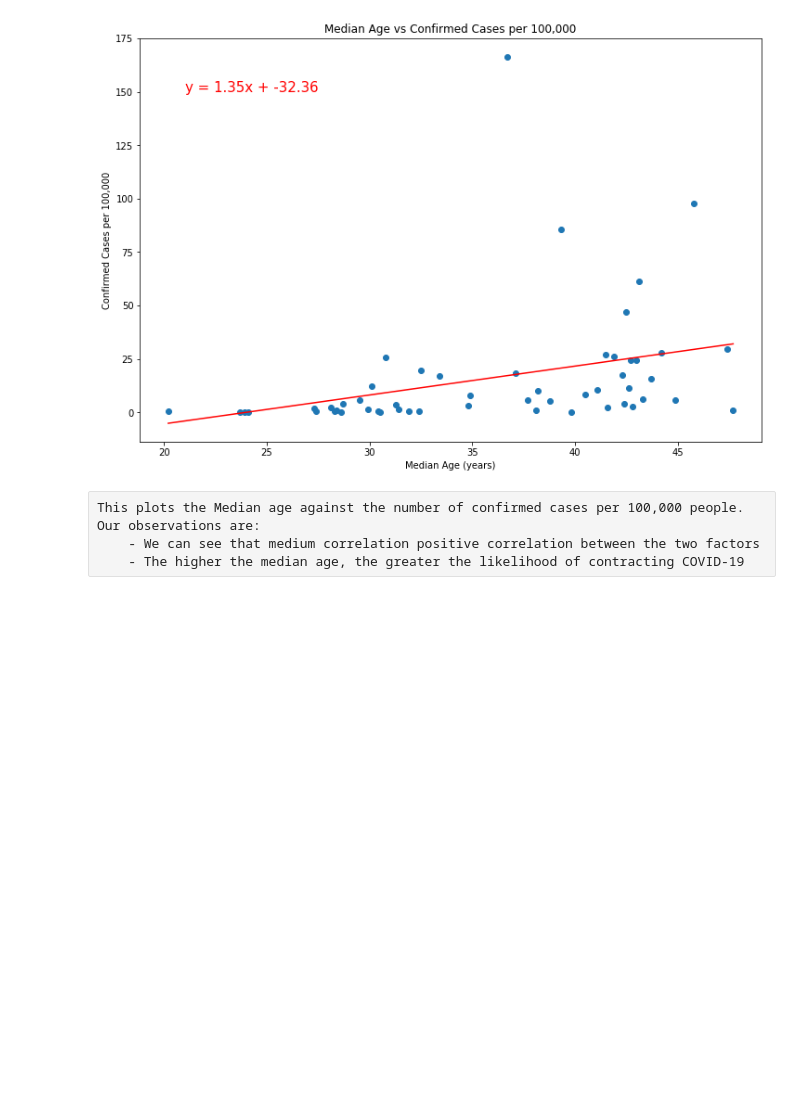
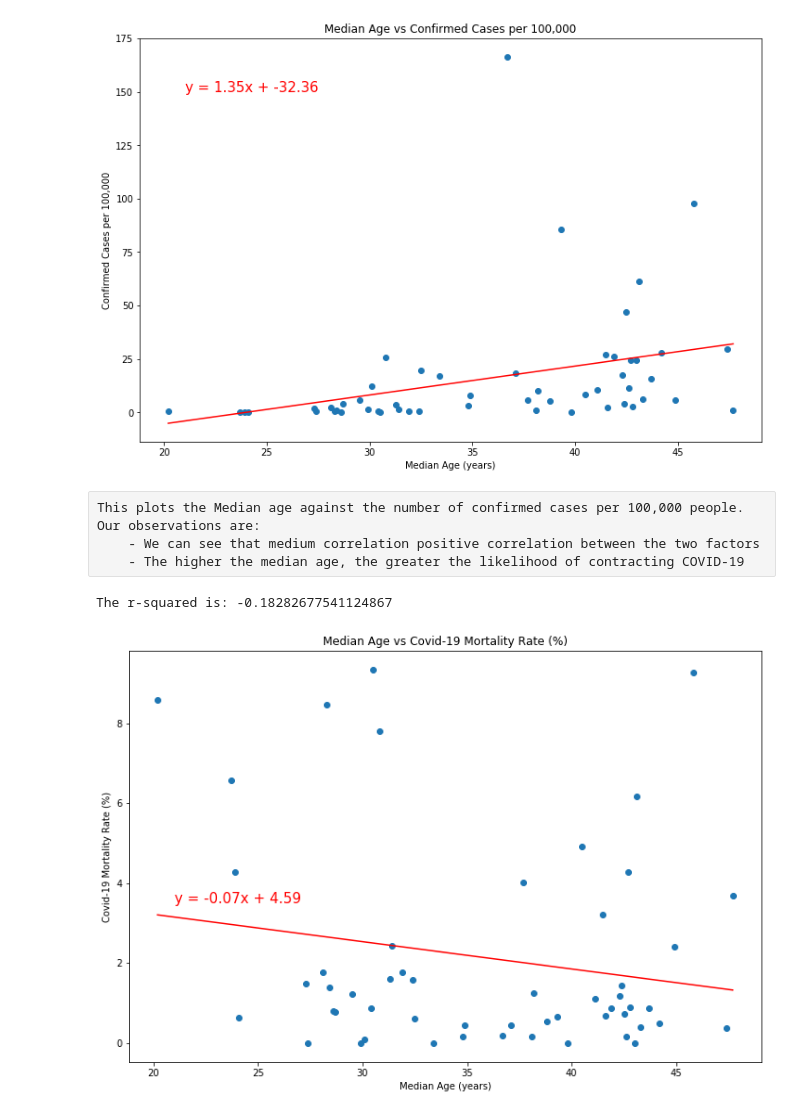
Before and after one commit to shozi91/PredictingCOVID, a Jupyter notebook: merged_data.ipynb, the cells around one changed output. Saved outputs shown, nothing was run; the diff lists cells and outputs as text; code cells hidden in the pictures; blank space fills up the shorter version.

Commit message:
created scatter plots

```diff
--- a/merged_data.ipynb
+++ b/merged_data.ipynb
@@ -50,7 +51,13 @@ Gender Ratio Countries: 259
 covid_df['Last Update'] = covid_df['Last Update'].map(lambda x: x[0:10])
 # %%
 #clean data
-grouped_covid_df = covid_df.groupby(['Country/Region']).sum()
+aggregation_functions = {'Confirmed': 'sum',
+                         'Deaths': 'sum',
+                         'Recovered': 'sum',
+                         'Latitude': 'mean',
+                         'Longitude': 'mean'}
+grouped_covid_df = covid_df.groupby(['Country/Region']).agg(aggregation_functions)
+
 #grouped_covid_df.drop(['Latitude','Longitude'],1,inplace=True)
 grouped_covid_df.rename(index = {"US":"United States","Taiwan*":"Taiwan"}, inplace=True)
 grouped_covid_df.reset_index(inplace=True)
@@ -264,3 +266,29 @@ The r-squared is: 0.32716637171396223
 This plots the Median age against the number of confirmed cases per 100,000 people. Our observations are:
     - We can see that medium correlation positive correlation between the two factors
     - The higher the median age, the greater the likelihood of contracting COVID-19
+# %%
+plt.figure(figsize=(12,8))
+
+med_age = confirmed_df.groupby("Median Age")
+
+mean_mortality = med_age["Mortality Rate (%)"].mean()
+
+(slope, intercept, rvalue, pvalue, stderr) = st.linregress(mean_mortality.index, mean_mortality.values)
+regress_values = mean_mortality.index * slope + intercept
+line_eq = "y = " + str(round(slope,2)) + "x + " + str(round(intercept,2))
+
+plt.scatter(mean_mortality.index, mean_mortality.values)
+plt.plot(mean_mortality.index,regress_values,"r-")
+plt.annotate(line_eq,(21,3.5),fontsize=15,color="red")
+
+plt.title("Median Age vs Covid-19 Mortality Rate (%)")
+
+plt.xlabel("Median Age (years)")
+plt.ylabel("Covid-19 Mortality Rate (%)")
+
+print(f"The r-squared is: {rvalue}")
+
+plt.show()
+# %% [output]
+The r-squared is: -0.18282677541124867
+[figure, added]
```
Also changed, not shown: parts of 6 cells of this notebook, 2 other files.
